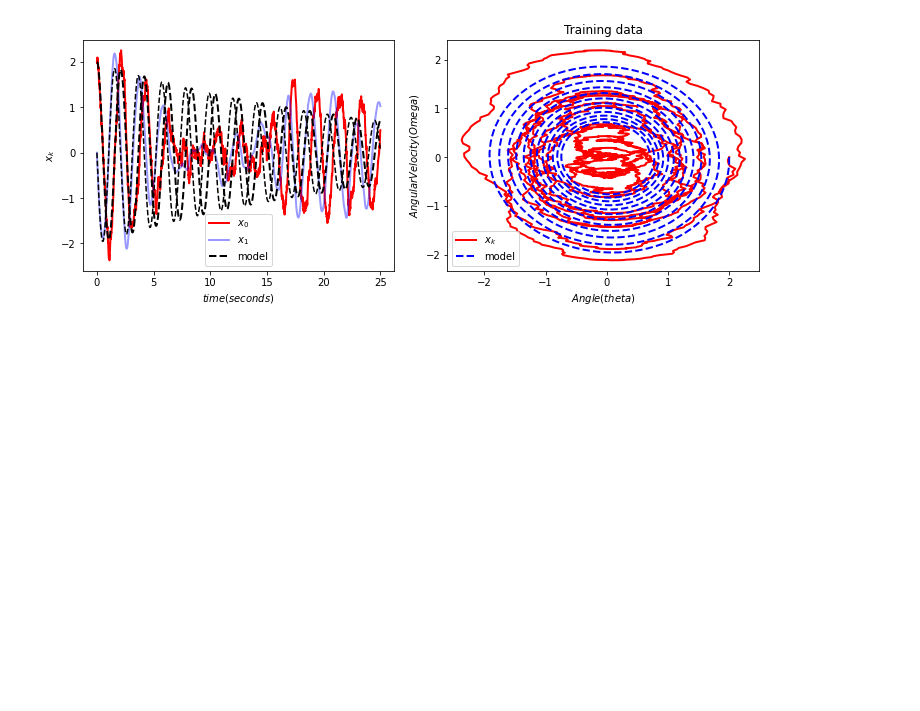
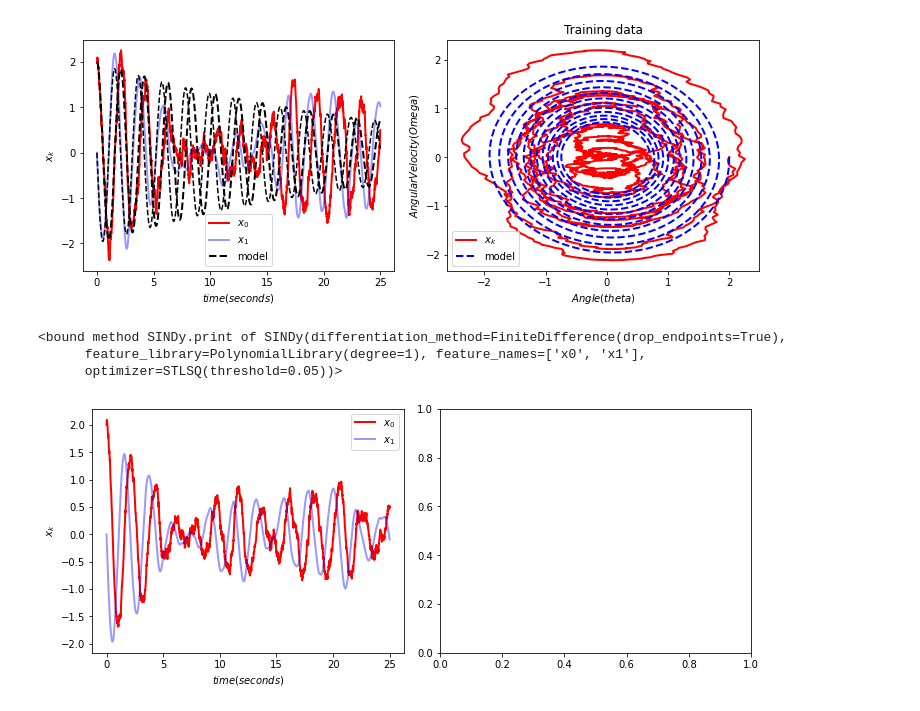
Before and after one commit to Lenfesty-b/SINDy, a Jupyter notebook: Testing.ipynb, the cells around one changed output. Drawn from its saved outputs; the diff is of its cells as text; code cells hidden in the pictures; blank space fills up the shorter version.

```diff
--- a/Testing.ipynb
+++ b/Testing.ipynb
@@ -769,0 +785,28 @@ fig.show()
+# %%
+poly_order=1
+threshold = 0.05
+fd_drop_endpoints = ps.FiniteDifference(drop_endpoints=True)
+
+model50 = ps.SINDy(
+    optimizer=ps.STLSQ(threshold=threshold),
+    feature_library=ps.PolynomialLibrary(degree=poly_order),
+    differentiation_method=fd_drop_endpoints,
+)
+model50.fit(x_data_1, t=dt)
+model50.print
+# %% [output]
+<bound method SINDy.print of SINDy(differentiation_method=FiniteDifference(drop_endpoints=True),
+      feature_library=PolynomialLibrary(degree=1), feature_names=['x0', 'x1'],
+      optimizer=STLSQ(threshold=0.05))>
+# %%
+
+plot_kws = dict(linewidth=2)
+
+fig, axs = plt.subplots(1, 2, constrained_layout=True,figsize=(10, 4))
+axs[0].plot(t, x_avg[:, 0], "r", label="$x_0$", **plot_kws)
+axs[0].plot(t, x_avg[:, 1], "b", label="$x_1$", alpha=0.4, **plot_kws)
+axs[0].legend(loc="best")
+axs[0].set(xlabel="$time (seconds)$", ylabel="$x_k$")
+fig.show()
+# %% [output]
+[figure, added]
```
Also changed, not shown: parts of 11 cells of this notebook, 2 other files.
